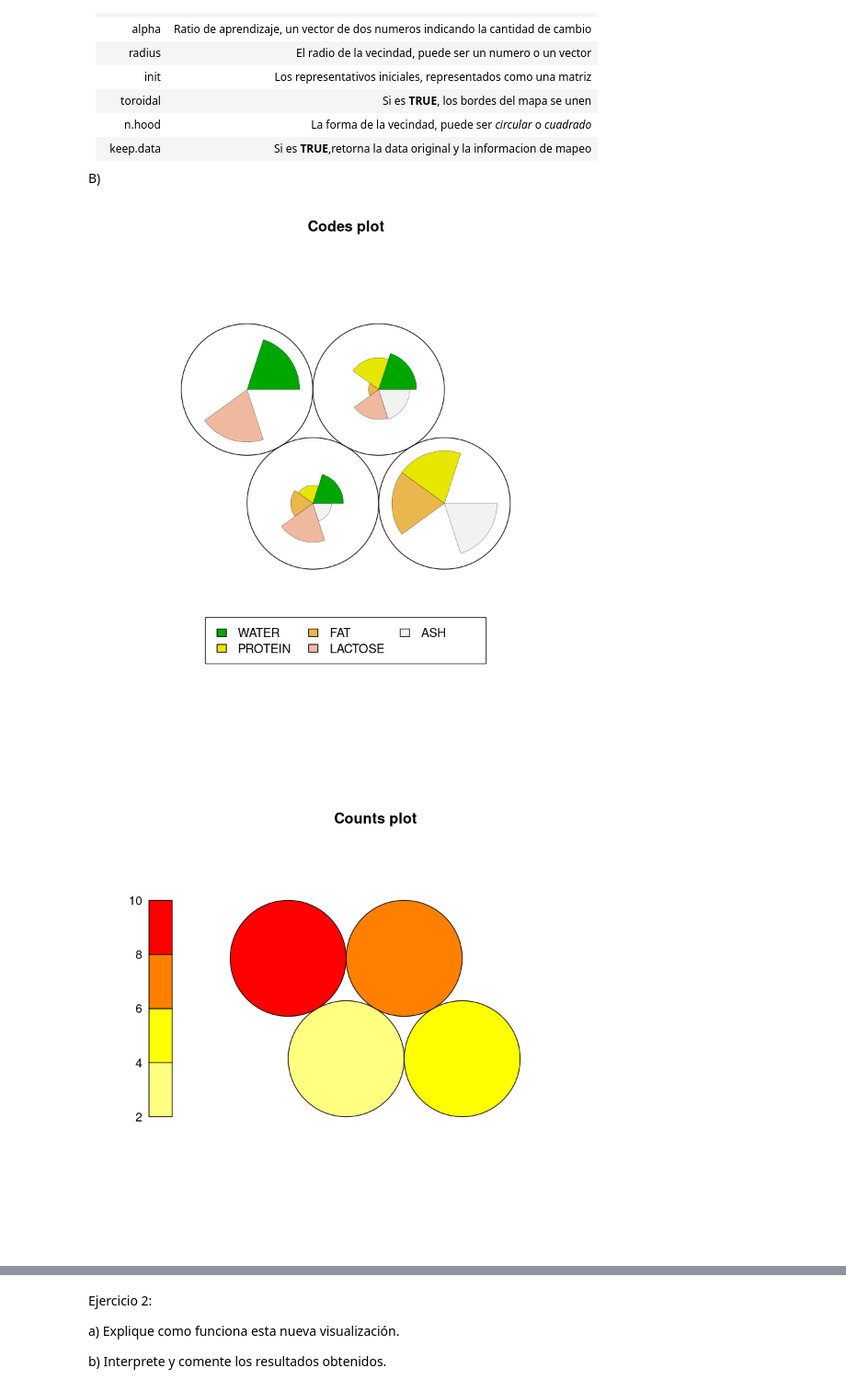
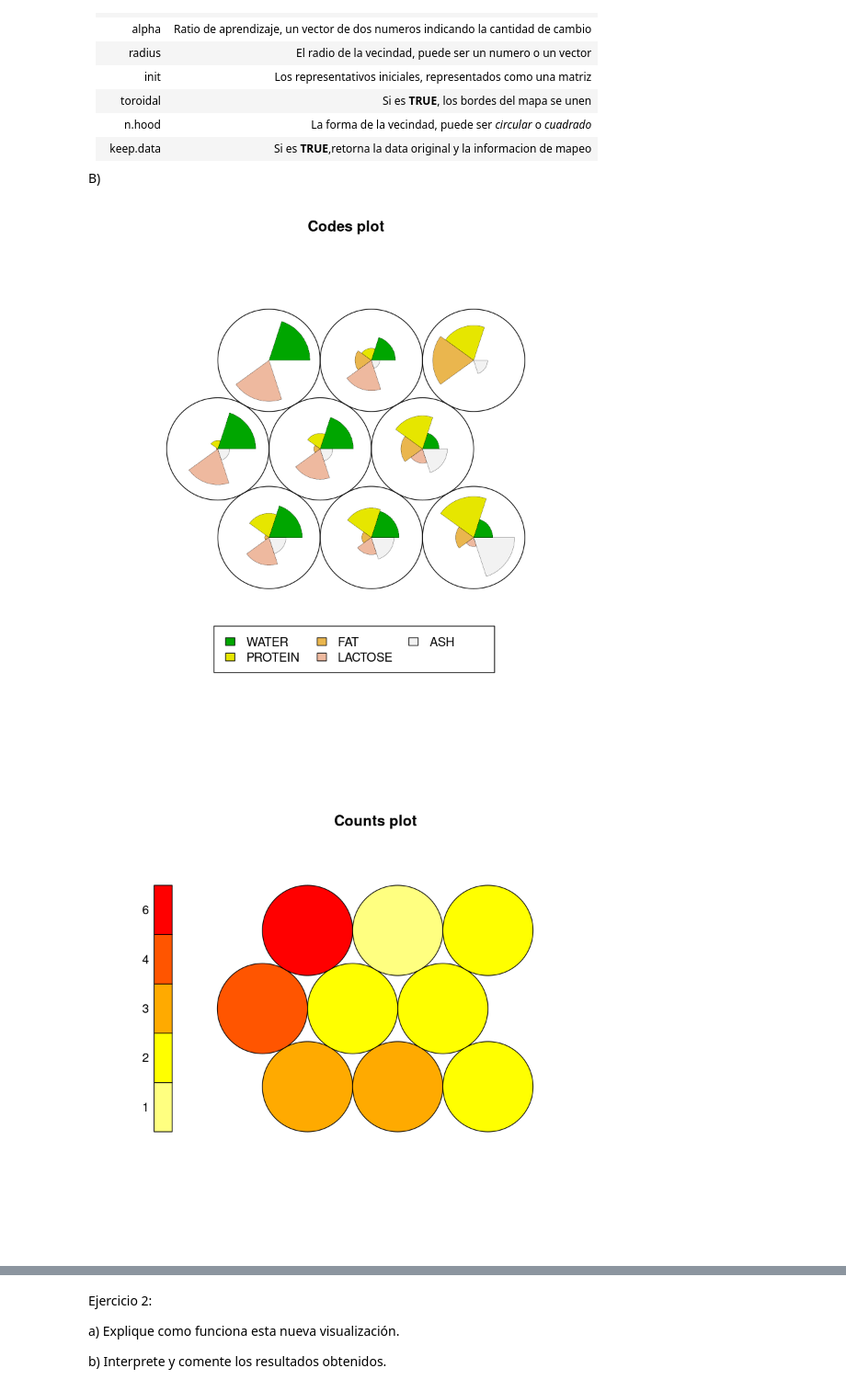
Before and after one commit to eduvera/INFO257_IA, a Jupyter notebook: unidad2/Clustering/Clustering_Notebook3.ipynb, the cells around one changed output, grey strips where cells are left out. Shown at 92% size. Cells and saved outputs as stored; diff of their text form; code cells hidden in the pictures.

```diff
--- a/unidad2/Clustering/Clustering_Notebook3.ipynb
+++ b/unidad2/Clustering/Clustering_Notebook3.ipynb
@@ -81,18 +81,18 @@ Los parámetros que recibe son los siguientes:
 
 B)
 # %%
-sommap <- som(scale(datos), grid = somgrid(2, 2, "hexagonal"), rlen=50, radius=2)
+sommap <- som(scale(datos), grid = somgrid(3, 3, "hexagonal"), rlen=50, radius=2)
 plot(sommap)
 
 colors <- function(n, alpha = 1) {
     rev(heat.colors(n, alpha))
 }
 
 plot(sommap, type = "counts", palette.name = colors, heatkey = TRUE)
 
 plot(sommap, type = "mapping", pchs = 20, main = "Mapping Type SOM")
 
 plot(sommap, type = "dist.neighbours", palette.name = terrain.colors)
 # %% [output]
-[figure, old version]
+[figure, new version]
-[figure, old version]
+[figure, new version]
```
Also changed, not shown: parts of 9 cells of this notebook, 3 other files.
